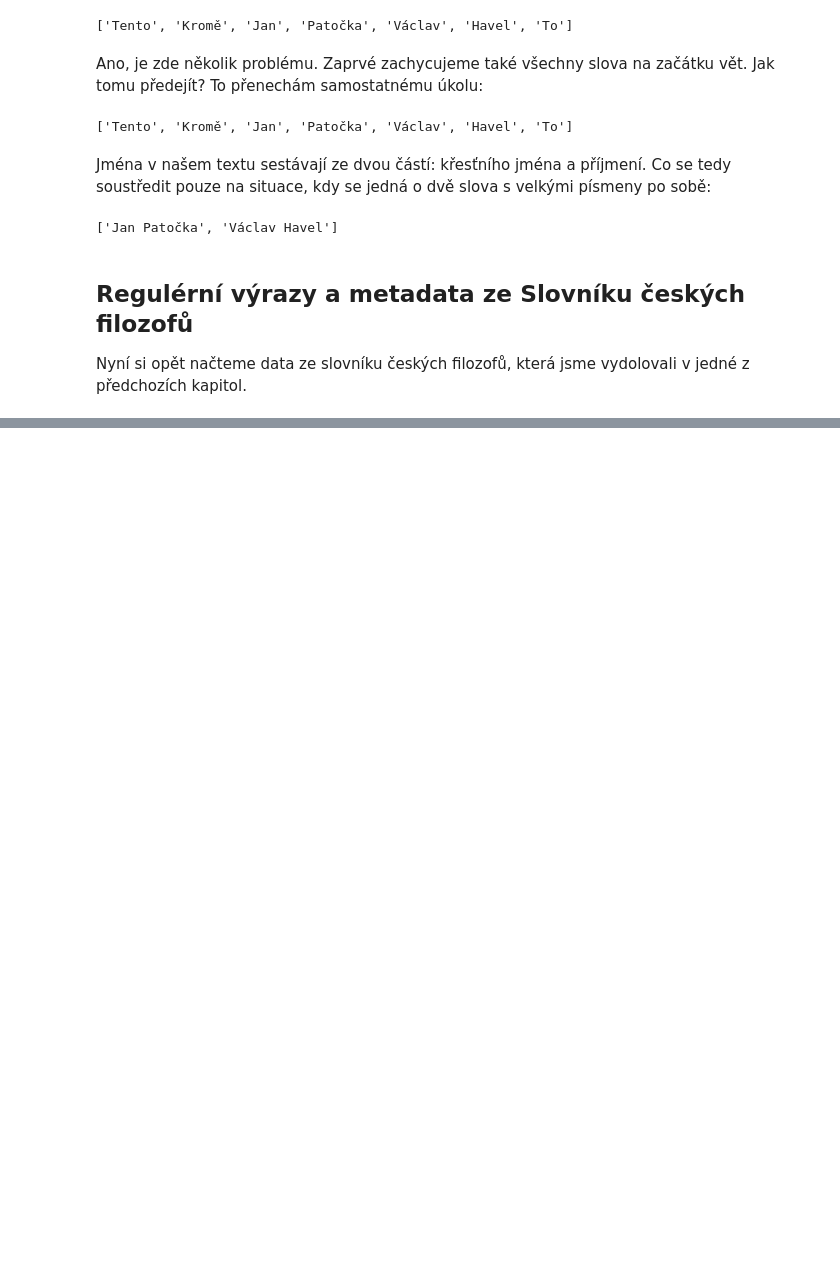
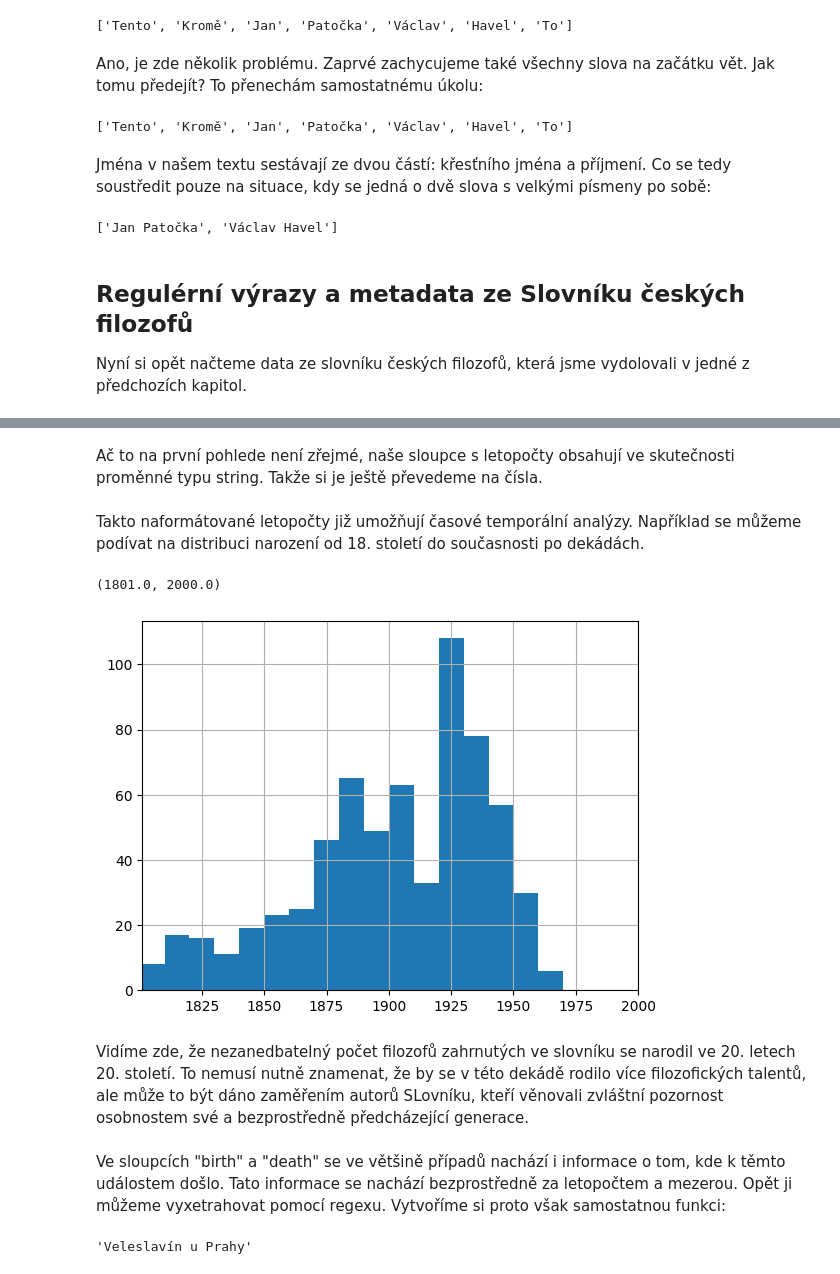
Before and after one commit to CCS-ZCU/pribehy-dat, a Jupyter notebook: scripts/8_regulerni-vyrazy.ipynb, the cells around one changed output, grey strips where cells are left out. Saved outputs shown, nothing was run; the diff lists cells and outputs as text; code cells hidden in the pictures; blank space fills up the shorter version.

Commit message:
finnishing regex...

```diff
--- a/scripts/8_regulerni-vyrazy.ipynb
+++ b/scripts/8_regulerni-vyrazy.ipynb
@@ -83,0 +96,6 @@ Uvědomme si, že zde pracujeme  s objektem typu dataframe knihovny pandas. Něk
+# %%
+def our_regex_matcher(string, regex_pattern):
+    try:
+        return re.search(regex_pattern, string).group()
+    except:
+        return None
@@ -83,0 +111,5 @@ Uvědomme si, že zde pracujeme  s objektem typu dataframe knihovny pandas. Něk
+# %%
+slovnik_df["birth_year"] = slovnik_df['birth'].apply(our_regex_matcher, args=("\d{4}",))
+slovnik_df["death_year"] = slovnik_df['death'].apply(our_regex_matcher, args=("\d{4}",))  #
+# vypíšeme si prvních 10 řádek dataframu"
+slovnik_df.head(10)
@@ -83,0 +128,18 @@ Uvědomme si, že zde pracujeme  s objektem typu dataframe knihovny pandas. Něk
+# %% [markdown]
+Ač to na první pohlede není zřejmé, naše sloupce s letopočty obsahují ve skutečnosti proměnné typu string. Takže si je ještě převedeme na čísla.
+# %%
+slovnik_df["birth_year"] = slovnik_df["birth_year"].apply(lambda x: int(x) if x != None else None)
+slovnik_df["death_year"] = slovnik_df["death_year"].apply(lambda x: int(x) if x != None else None)
+# %% [markdown]
+Takto naformátované letopočty již umožňují časové temporální analýzy. Například se můžeme podívat na distribuci narození od 18. století do současnosti po dekádách.
+# %%
+fig, ax = plt.subplots()
+slovnik_df["birth_year"].hist(bins=range(1800, 2000, 10), ax=ax)
+ax.set_xlim(1801,2000)
+# %% [output]
+(1801.0, 2000.0)
+[figure, added]
+# %% [markdown]
+Vidíme zde, že nezanedbatelný počet filozofů zahrnutých ve slovníku se narodil ve 20. letech 20. století. To nemusí nutně znamenat, že by se v této dekádě rodilo více filozofických talentů, ale může to být dáno zaměřením autorů SLovníku, kteří věnovali zvláštní pozornost osobnostem své a bezprostředně předcházející generace.
+# %% [markdown]
+Ve sloupcích "birth" a "death" se ve většině případů nachází i informace o tom, kde k těmto událostem došlo. Tato informace se nachází bezprostředně za letopočtem a mezerou. Opět ji můžeme vyxetrahovat pomocí regexu. Vytvoříme si proto však samostatnou funkci:
@@ -83,0 +152,5 @@ Uvědomme si, že zde pracujeme  s objektem typu dataframe knihovny pandas. Něk
+# %%
+our_string = "* 31. 8. 1546 Veleslavín u Prahy"
+get_place(our_string)
+# %% [output]
+'Veleslavín u Prahy'
```
Also changed, not shown: parts of 30 cells of this notebook, 3 other files.
